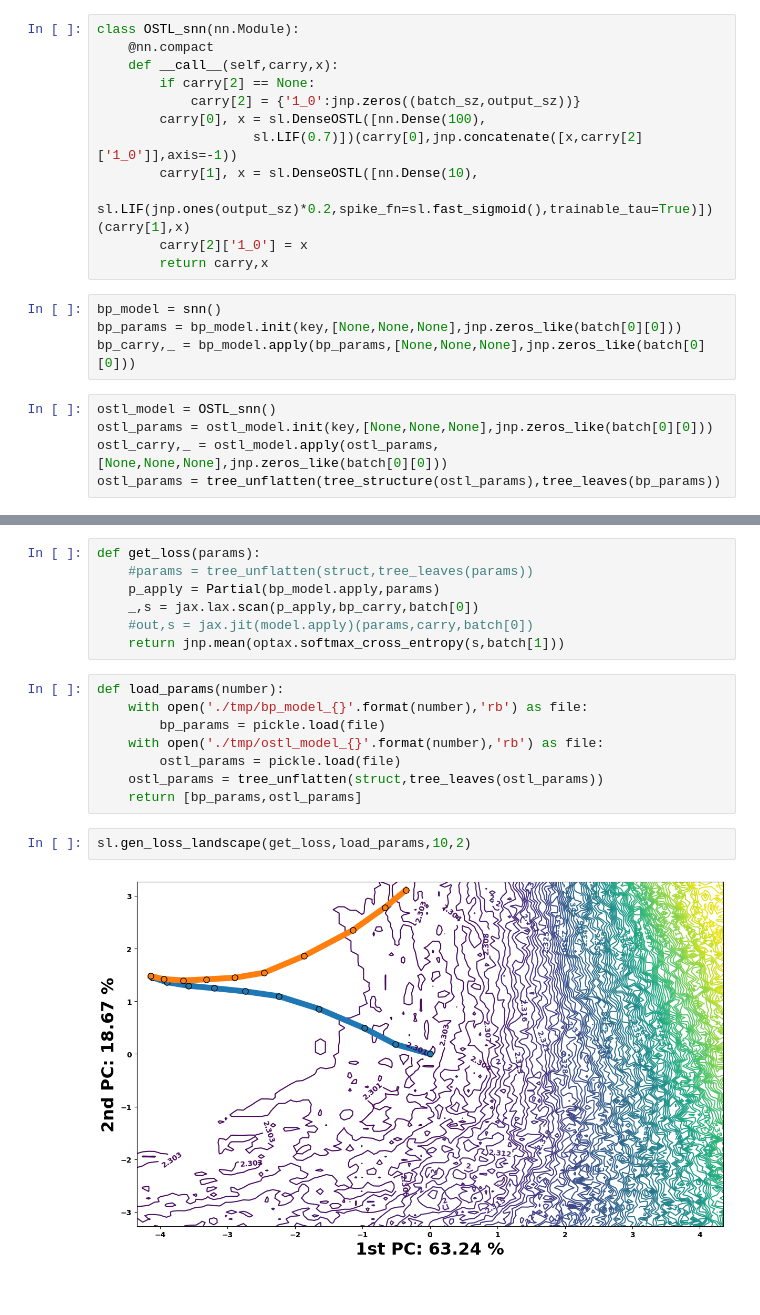
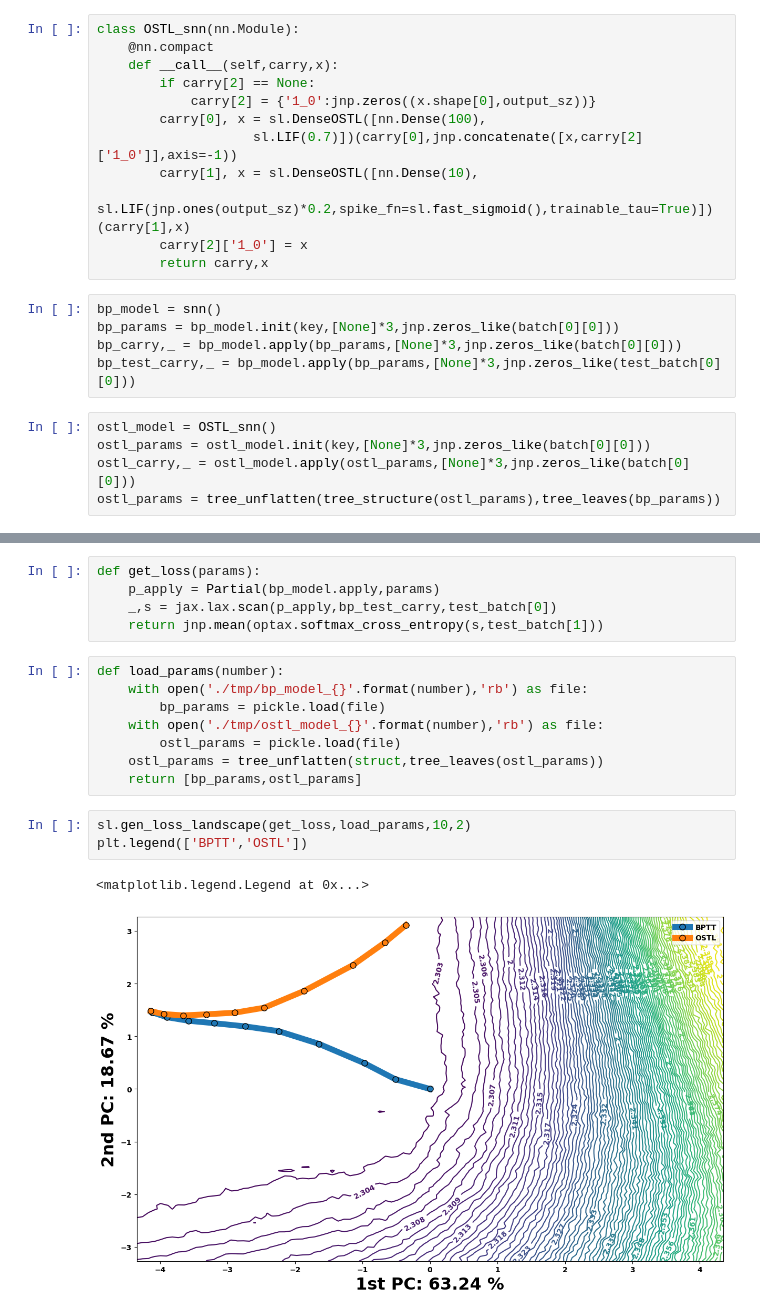
Before and after one commit to Intelligent-Microsystems-Lab/slax, a Jupyter notebook: example.ipynb, the cells around one changed output, grey strips where cells are left out. Saved outputs shown, nothing was run; the diff lists cells and outputs as text.

```diff
--- a/example.ipynb
+++ b/example.ipynb
@@ -35,7 +36,7 @@ class OSTL_snn(nn.Module):
     @nn.compact
     def __call__(self,carry,x):
         if carry[2] == None:
-            carry[2] = {'1_0':jnp.zeros((batch_sz,output_sz))}
+            carry[2] = {'1_0':jnp.zeros((x.shape[0],output_sz))}
         carry[0], x = sl.DenseOSTL([nn.Dense(100),
                     sl.LIF(0.7)])(carry[0],jnp.concatenate([x,carry[2]['1_0']],axis=-1))
         carry[1], x = sl.DenseOSTL([nn.Dense(10),
@@ -44,12 +45,13 @@ class OSTL_snn(nn.Module):
         return carry,x
 # %%
 bp_model = snn()
-bp_params = bp_model.init(key,[None,None,None],jnp.zeros_like(batch[0][0]))
-bp_carry,_ = bp_model.apply(bp_params,[None,None,None],jnp.zeros_like(batch[0][0]))
+bp_params = bp_model.init(key,[None]*3,jnp.zeros_like(batch[0][0]))
+bp_carry,_ = bp_model.apply(bp_params,[None]*3,jnp.zeros_like(batch[0][0]))
+bp_test_carry,_ = bp_model.apply(bp_params,[None]*3,jnp.zeros_like(test_batch[0][0]))
 # %%
 ostl_model = OSTL_snn()
-ostl_params = ostl_model.init(key,[None,None,None],jnp.zeros_like(batch[0][0]))
-ostl_carry,_ = ostl_model.apply(ostl_params,[None,None,None],jnp.zeros_like(batch[0][0]))
+ostl_params = ostl_model.init(key,[None]*3,jnp.zeros_like(batch[0][0]))
+ostl_carry,_ = ostl_model.apply(ostl_params,[None]*3,jnp.zeros_like(batch[0][0]))
 ostl_params = tree_unflatten(tree_structure(ostl_params),tree_leaves(bp_params))
 # %%
 optimizer = optax.adam(0.01)
@@ -75,11 +77,9 @@ for i in range(50):
 struct = tree_structure(bp_params)
 # %%
 def get_loss(params):
-    #params = tree_unflatten(struct,tree_leaves(params))
     p_apply = Partial(bp_model.apply,params)
-    _,s = jax.lax.scan(p_apply,bp_carry,batch[0])
-    #out,s = jax.jit(model.apply)(params,carry,batch[0])
-    return jnp.mean(optax.softmax_cross_entropy(s,batch[1]))
+    _,s = jax.lax.scan(p_apply,bp_test_carry,test_batch[0])
+    return jnp.mean(optax.softmax_cross_entropy(s,test_batch[1]))
 # %%
 def load_params(number):
     with open('./tmp/bp_model_{}'.format(number),'rb') as file:
@@ -90,5 +90,7 @@ def load_params(number):
     return [bp_params,ostl_params]
 # %%
 sl.gen_loss_landscape(get_loss,load_params,10,2)
+plt.legend(['BPTT','OSTL'])
 # %% [output]
+<matplotlib.legend.Legend at 0x...>
-[figure, old version]
+[figure, new version]
```
Also changed, not shown: parts of 3 cells of this notebook.
